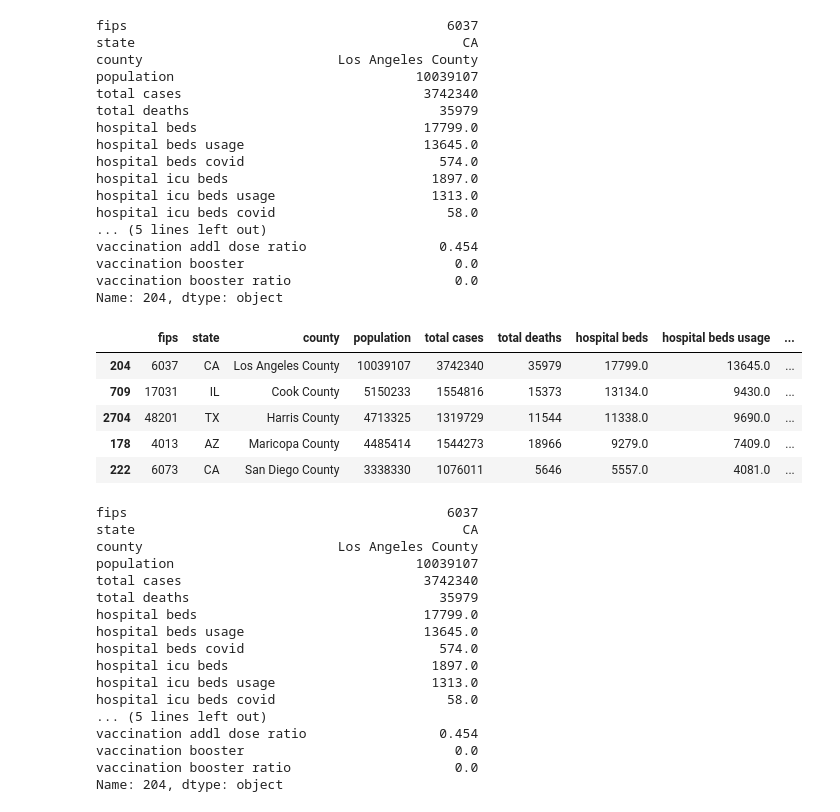
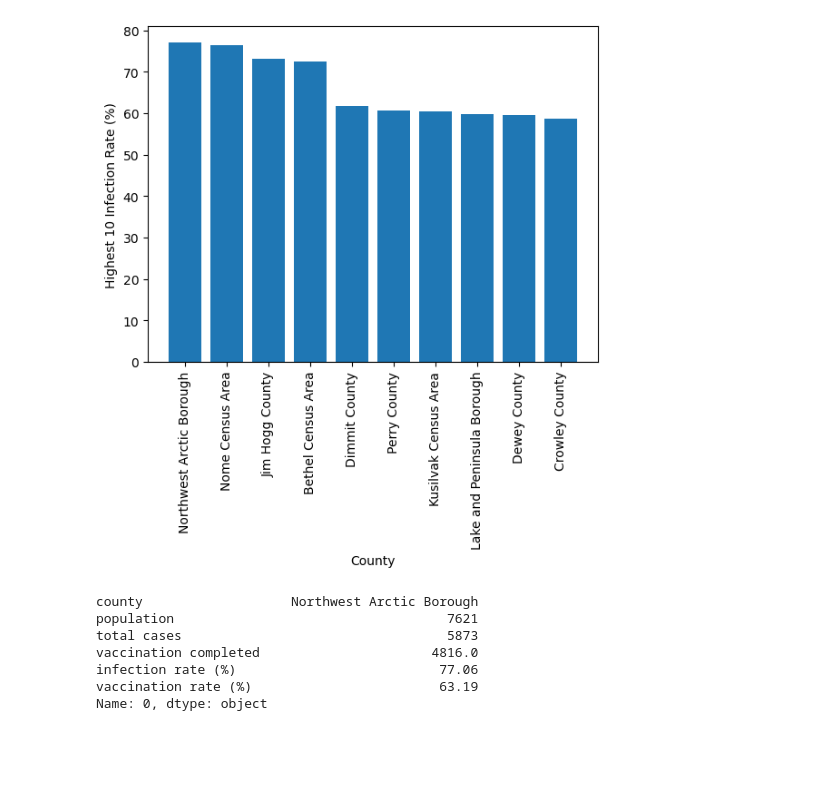
Before and after one commit to 123noob1/eda_and_git_colab, a Jupyter notebook: CodeBase/covid_max_min_analysis.ipynb, the cells around one changed output. Saved outputs shown, nothing was run; the diff lists cells and outputs as text; code cells hidden in the pictures; blank space fills up the shorter version.

```diff
--- a/CodeBase/covid_max_min_analysis.ipynb
+++ b/CodeBase/covid_max_min_analysis.ipynb
@@ -55,0 +89,3 @@ covid_counties_infection.head()
+# %%
+top_ten_max_infection =  covid_counties_cleaned.sort_values('infection rate (%)', ascending = False).head(10).reset_index().drop(columns = 'index')
+top_ten_max_infection
@@ -56,52 +104,26 @@ covid_counties_infection.head()
+# %%
+# Set up bar chart for highest 10 counties by infection rate
+x_values_max = np.arange(len(top_ten_max_infection))
+y_values_max = top_ten_max_infection['infection rate (%)']
+
+tick_loc_max = [value for value in x_values_max]
+
+plt.bar(x_values_max, y_values_max, align = 'center')
+plt.xlabel('County')
+plt.ylabel('Highest 10 Infection Rate (%)')
+plt.xticks(tick_loc_max, top_ten_max_infection['county'], rotation = 'vertical')
+plt.savefig('../Outputs/bar_highest_10_infect_counties.png')
+plt.show()
+# %% [output]
+[figure, added]
 # %%
-covid_max =covid_counties_infection.iloc[0,:]
+covid_max =top_ten_max_infection.iloc[0,:]
 covid_max
 # %% [output]
-fips                                         6037
-state                                          CA
-county                         Los Angeles County
-population                               10039107
-total cases                               3742340
-total deaths                                35979
-hospital beds                             17799.0
-hospital beds usage                       13645.0
-hospital beds covid                         574.0
-hospital icu beds                          1897.0
-hospital icu beds usage                    1313.0
-hospital icu beds covid                      58.0
-... (5 lines left out)
-vaccination addl dose ratio                 0.454
-vaccination booster                           0.0
-vaccination booster ratio                     0.0
-Name: 204, dtype: object
+county                   Northwest Arctic Borough
+population                                   7621
+total cases                                  5873
+vaccination completed                      4816.0
+infection rate (%)                          77.06
+vaccination rate (%)                        63.19
+Name: 0, dtype: object
-# %%
-covid_counties_vaccination = covid_counties.sort_values('vaccination completed', ascending = False)
-covid_counties_vaccination.head()
-# %% [output]
-|  | fips | state | county | population | total cases | total deaths | hospital beds | hospital beds usage | ... |
-| 204 | 6037 | CA | Los Angeles County | 10039107 | 3742340 | 35979 | 17799.0 | 13645.0 | ... |
-| 709 | 17031 | IL | Cook County | 5150233 | 1554816 | 15373 | 13134.0 | 9430.0 | ... |
-| 2704 | 48201 | TX | Harris County | 4713325 | 1319729 | 11544 | 11338.0 | 9690.0 | ... |
-| 178 | 4013 | AZ | Maricopa County | 4485414 | 1544273 | 18966 | 9279.0 | 7409.0 | ... |
-| 222 | 6073 | CA | San Diego County | 3338330 | 1076011 | 5646 | 5557.0 | 4081.0 | ... |
-# %%
-vaccination_max = covid_counties_vaccination.iloc[0,:]
-vaccination_max
-# %% [output]
-fips                                         6037
-state                                          CA
-county                         Los Angeles County
-population                               10039107
-total cases                               3742340
-total deaths                                35979
-hospital beds                             17799.0
-hospital beds usage                       13645.0
-hospital beds covid                         574.0
-hospital icu beds                          1897.0
-hospital icu beds usage                    1313.0
-hospital icu beds covid                      58.0
-... (5 lines left out)
-vaccination addl dose ratio                 0.454
-vaccination booster                           0.0
-vaccination booster ratio                     0.0
-Name: 204, dtype: object
```
Also changed, not shown: parts of 28 cells of this notebook, 4 other files.
